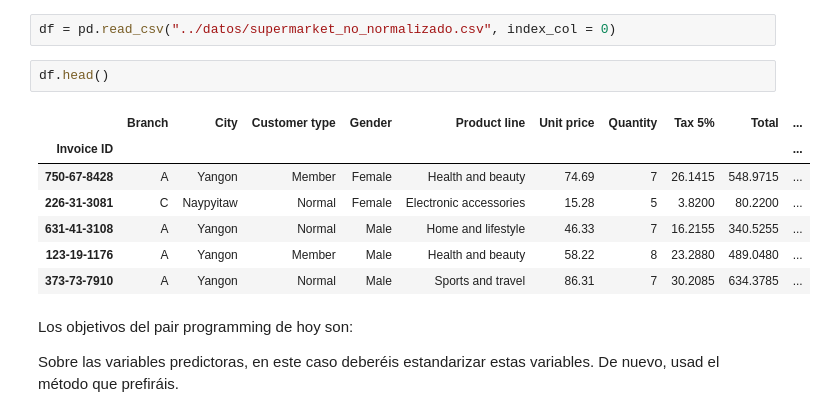
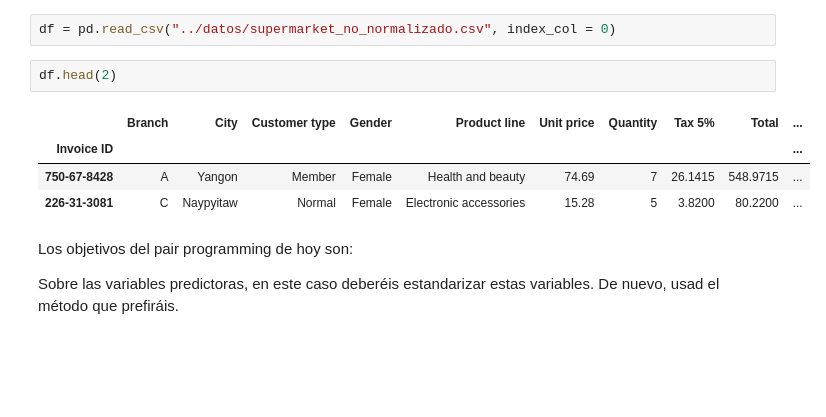
Before and after one commit to Adalab/Adalab-promo_d_da_modulo3_sprint1_Cristina_AnaBelen, a Jupyter notebook: regresion_lineal/6_estandarizacion.ipynb, the cells around one changed output. Drawn from its saved outputs; the diff is of its cells as text; blank space fills up the shorter version.

```diff
--- a/regresion_lineal/6_estandarizacion.ipynb
+++ b/regresion_lineal/6_estandarizacion.ipynb
@@ -20,15 +20,12 @@ En vuestro dataset habréis identificado unas variables predictoras y una variab
 # %%
 df = pd.read_csv("../datos/supermarket_no_normalizado.csv", index_col = 0)
 # %%
-df.head()
+df.head(2)
 # %% [output]
 |  | Branch | City | Customer type | Gender | Product line | Unit price | Quantity | Tax 5% | Total | ... |
 | Invoice ID |  |  |  |  |  |  |  |  |  | ... |
 | 750-67-8428 | A | Yangon | Member | Female | Health and beauty | 74.69 | 7 | 26.1415 | 548.9715 | ... |
 | 226-31-3081 | C | Naypyitaw | Normal | Female | Electronic accessories | 15.28 | 5 | 3.8200 | 80.2200 | ... |
-| 631-41-3108 | A | Yangon | Normal | Male | Home and lifestyle | 46.33 | 7 | 16.2155 | 340.5255 | ... |
-| 123-19-1176 | A | Yangon | Member | Male | Health and beauty | 58.22 | 8 | 23.2880 | 489.0480 | ... |
-| 373-73-7910 | A | Yangon | Normal | Male | Sports and travel | 86.31 | 7 | 30.2085 | 634.3785 | ... |
 # %% [markdown]
 Los objetivos del pair programming de hoy son:
 
```
Also changed, not shown: parts of 6 cells of this notebook, 18 other files.
